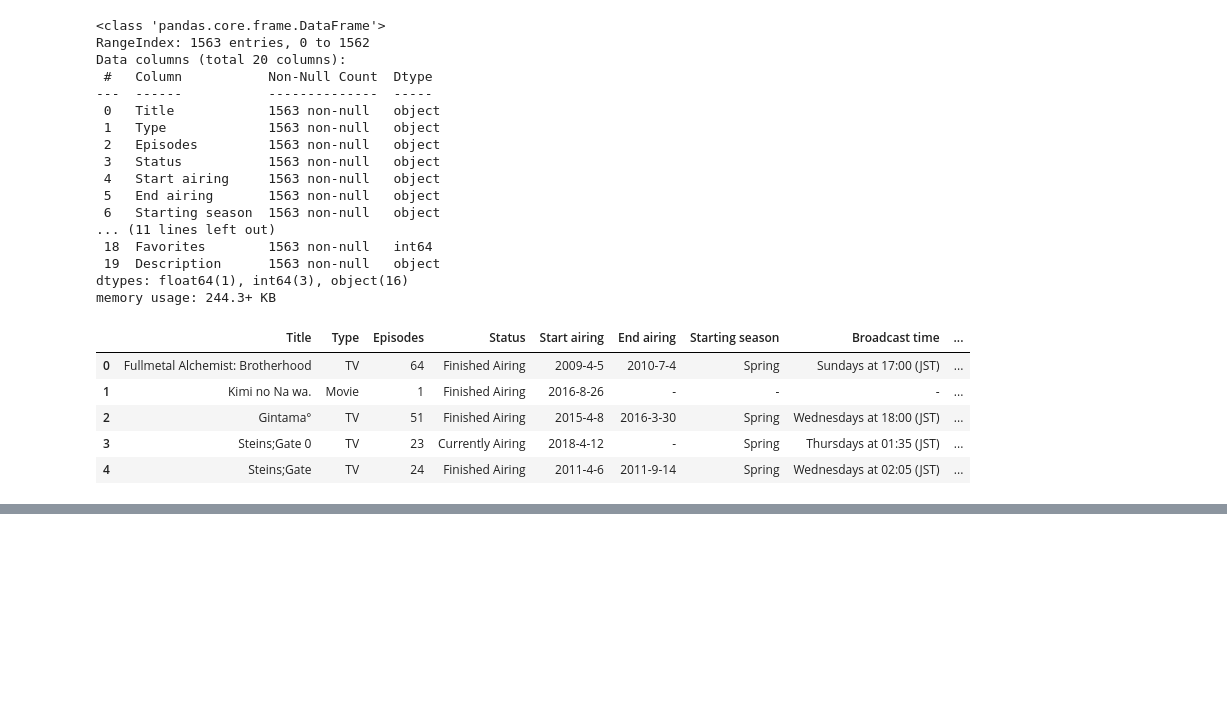
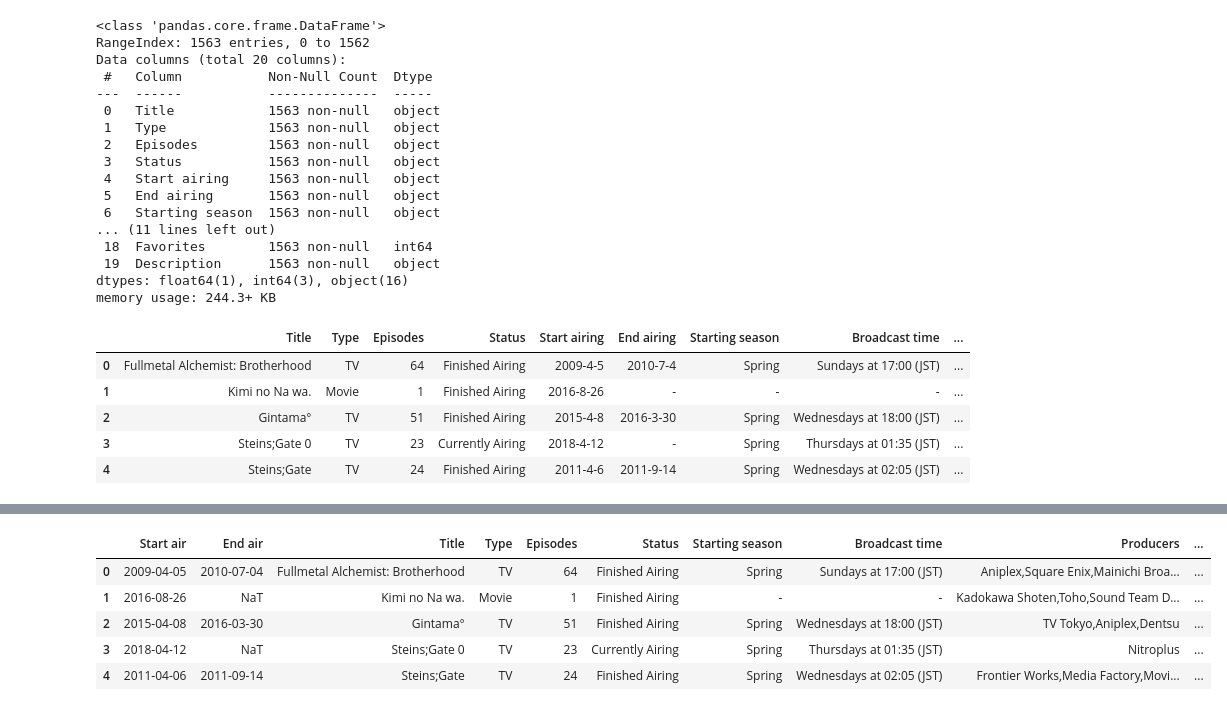
Before and after one commit to aza-atabayev/anime-rating-pop, a Jupyter notebook: Anime-rating-pop.ipynb, the cells around one changed output, grey strips where cells are left out. Saved outputs shown, nothing was run; the diff lists cells and outputs as text; code cells hidden in the pictures; blank space fills up the shorter version.

```diff
--- a/Anime-rating-pop.ipynb
+++ b/Anime-rating-pop.ipynb
@@ -46,0 +91,20 @@ data.head()
+# %%
+#1.  Correctly parse dates
+def dateparse(x):
+    try:
+        a = pd.to_datetime(x, format='%Y-%m-%d')
+        return a
+    except:
+        pass
+        return np.nan
+
+data = pd.read_csv('dataanime.csv', parse_dates={'Start air': ['Start airing'], 'End air': ['End airing']}, date_parser=dateparse)
+
+data.head()
+# %% [output]
+|  | Start air | End air | Title | Type | Episodes | Status | Starting season | Broadcast time | Producers | ... |
+| 0 | 2009-04-05 | 2010-07-04 | Fullmetal Alchemist: Brotherhood | TV | 64 | Finished Airing | Spring | Sundays at 17:00 (JST) | Aniplex,Square Enix,Mainichi Broa... | ... |
+| 1 | 2016-08-26 | NaT | Kimi no Na wa. | Movie | 1 | Finished Airing | - | - | Kadokawa Shoten,Toho,Sound Team D... | ... |
+| 2 | 2015-04-08 | 2016-03-30 | Gintama° | TV | 51 | Finished Airing | Spring | Wednesdays at 18:00 (JST) | TV Tokyo,Aniplex,Dentsu | ... |
+| 3 | 2018-04-12 | NaT | Steins;Gate 0 | TV | 23 | Currently Airing | Spring | Thursdays at 01:35 (JST) | Nitroplus | ... |
+| 4 | 2011-04-06 | 2011-09-14 | Steins;Gate | TV | 24 | Finished Airing | Spring | Wednesdays at 02:05 (JST) | Frontier Works,Media Factory,Movi... | ... |
```
Also changed, not shown: parts of 16 cells of this notebook.
